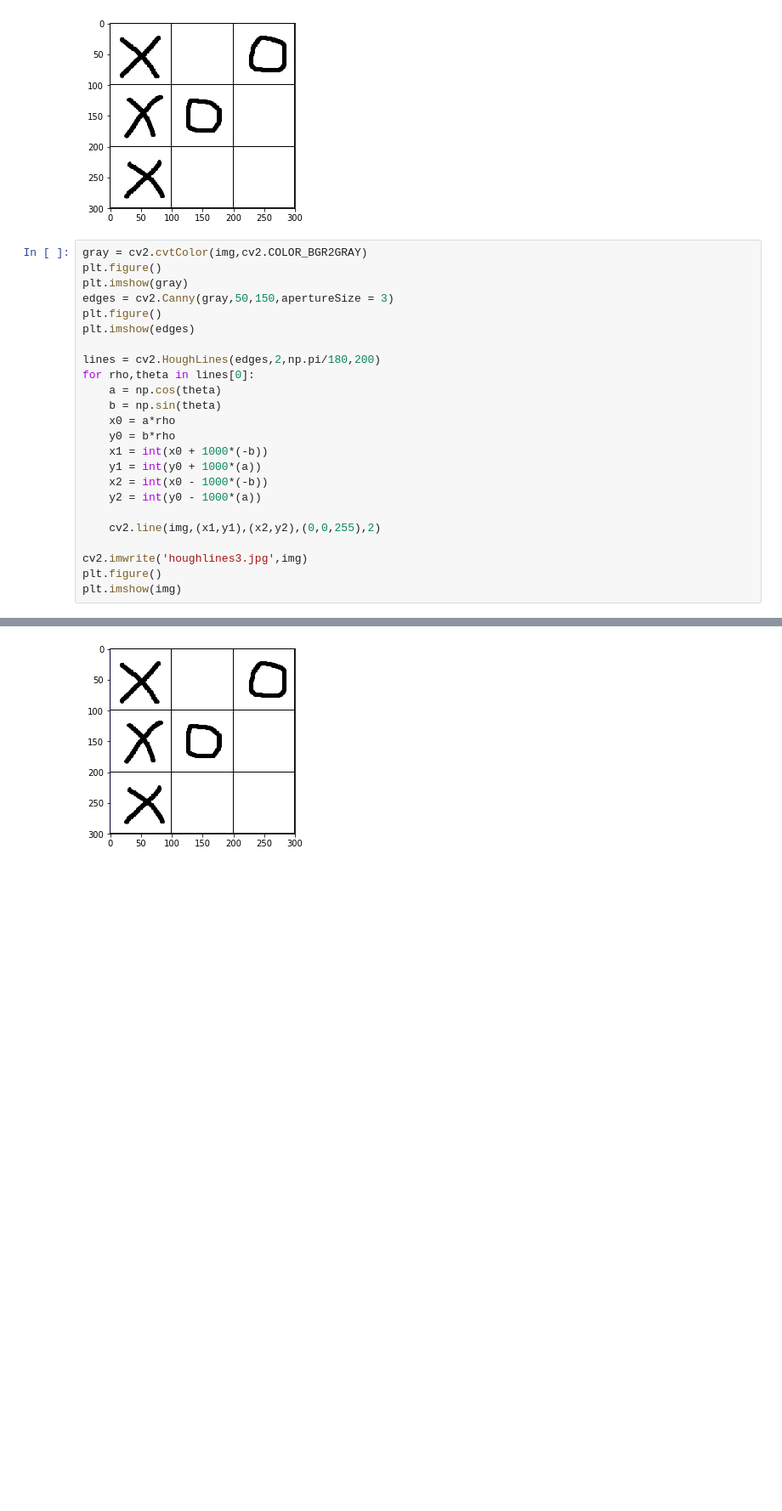
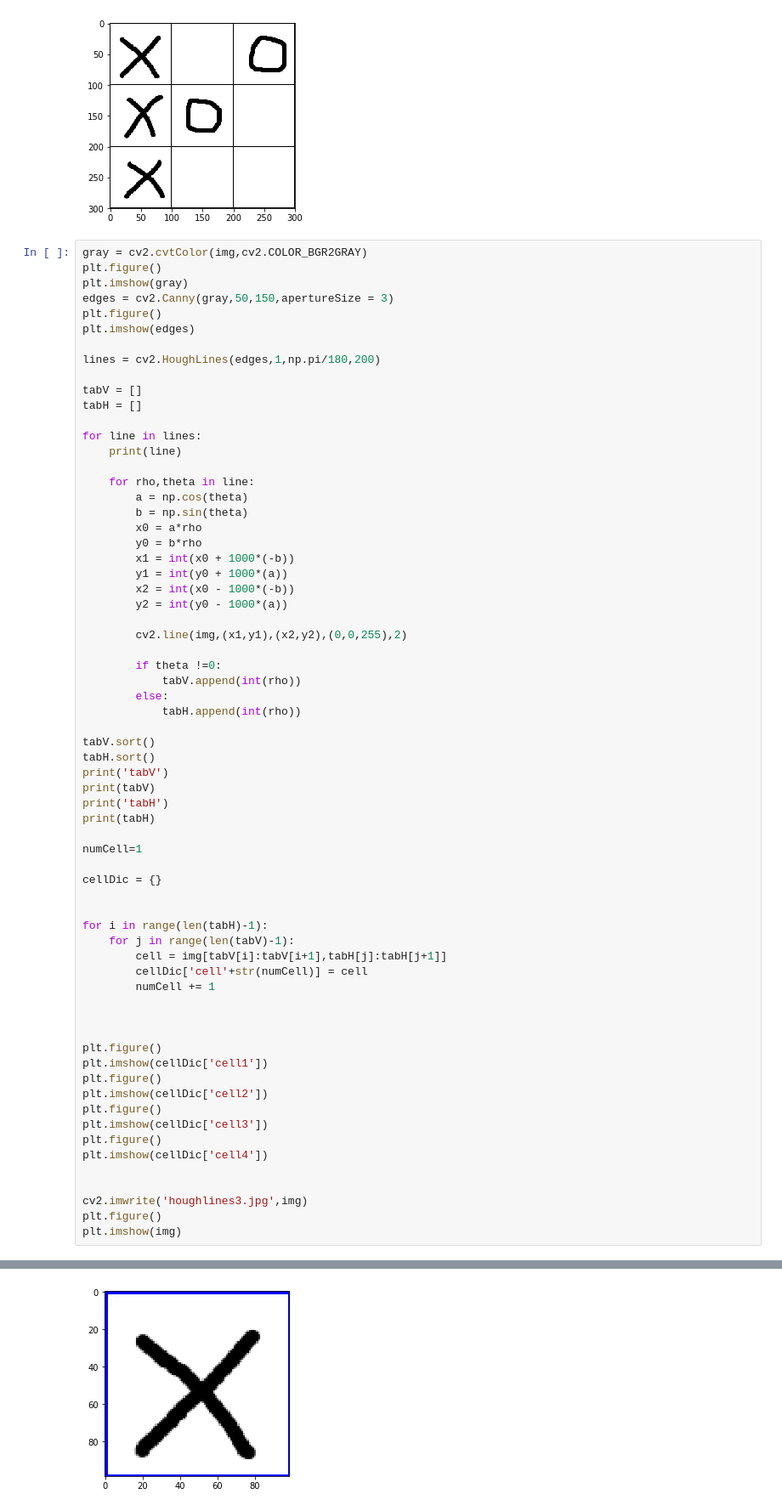
Before and after one commit to blarroqu/TicTacToe_IA, a Jupyter notebook: detect_tictactoe.ipynb, the cells around one changed output, grey strips where cells are left out. Shown at 85% size. Saved outputs shown, nothing was run; the diff lists cells and outputs as text; blank space fills up the shorter version.

Commit message:
detect ligne + decoupe image

```diff
--- a/detect_tictactoe.ipynb
+++ b/detect_tictactoe.ipynb
@@ -18,18 +18,60 @@ edges = cv2.Canny(gray,50,150,apertureSize = 3)
 plt.figure()
 plt.imshow(edges)
 
-lines = cv2.HoughLines(edges,2,np.pi/180,200)
-for rho,theta in lines[0]:
-    a = np.cos(theta)
-    b = np.sin(theta)
-    x0 = a*rho
-    y0 = b*rho
-    x1 = int(x0 + 1000*(-b))
-    y1 = int(y0 + 1000*(a))
-    x2 = int(x0 - 1000*(-b))
-    y2 = int(y0 - 1000*(a))
+lines = cv2.HoughLines(edges,1,np.pi/180,200)
 
-    cv2.line(img,(x1,y1),(x2,y2),(0,0,255),2)
+tabV = []
+tabH = []
+
+for line in lines:
+    print(line)
+
+    for rho,theta in line:
+        a = np.cos(theta)
+        b = np.sin(theta)
+        x0 = a*rho
+        y0 = b*rho
+        x1 = int(x0 + 1000*(-b))
+        y1 = int(y0 + 1000*(a))
+        x2 = int(x0 - 1000*(-b))
+        y2 = int(y0 - 1000*(a))
+
+        cv2.line(img,(x1,y1),(x2,y2),(0,0,255),2)
+
+        if theta !=0:
+            tabV.append(int(rho))
+        else:
+            tabH.append(int(rho))
+
+tabV.sort()
+tabH.sort()
+print('tabV')
+print(tabV)
+print('tabH')
+print(tabH)
+
+numCell=1
+
+cellDic = {}
+
+
+for i in range(len(tabH)-1):
+    for j in range(len(tabV)-1):
+        cell = img[tabV[i]:tabV[i+1],tabH[j]:tabH[j+1]]
+        cellDic['cell'+str(numCell)] = cell
+        numCell += 1
+
+
+
+plt.figure()
+plt.imshow(cellDic['cell1'])
+plt.figure()
+plt.imshow(cellDic['cell2'])
+plt.figure()
+plt.imshow(cellDic['cell3'])
+plt.figure()
+plt.imshow(cellDic['cell4'])
+
 
 cv2.imwrite('houghlines3.jpg',img)
 plt.figure()
@@ -39,3 +93,3 @@ plt.imshow(img)
 [figure]
 [figure]
-[figure, old version]
+[figure, new version]
```
Also changed, not shown: parts of 1 cell of this notebook.
